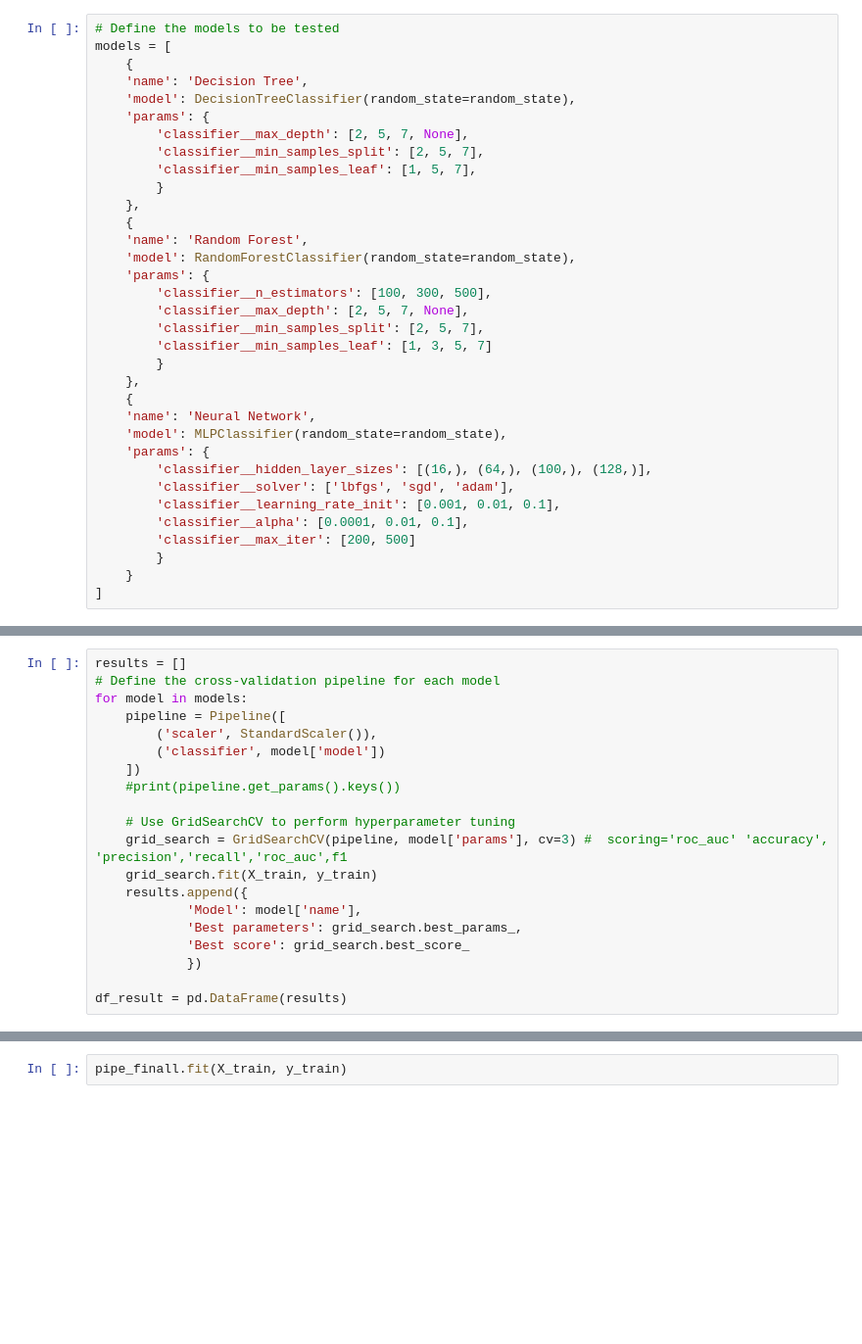
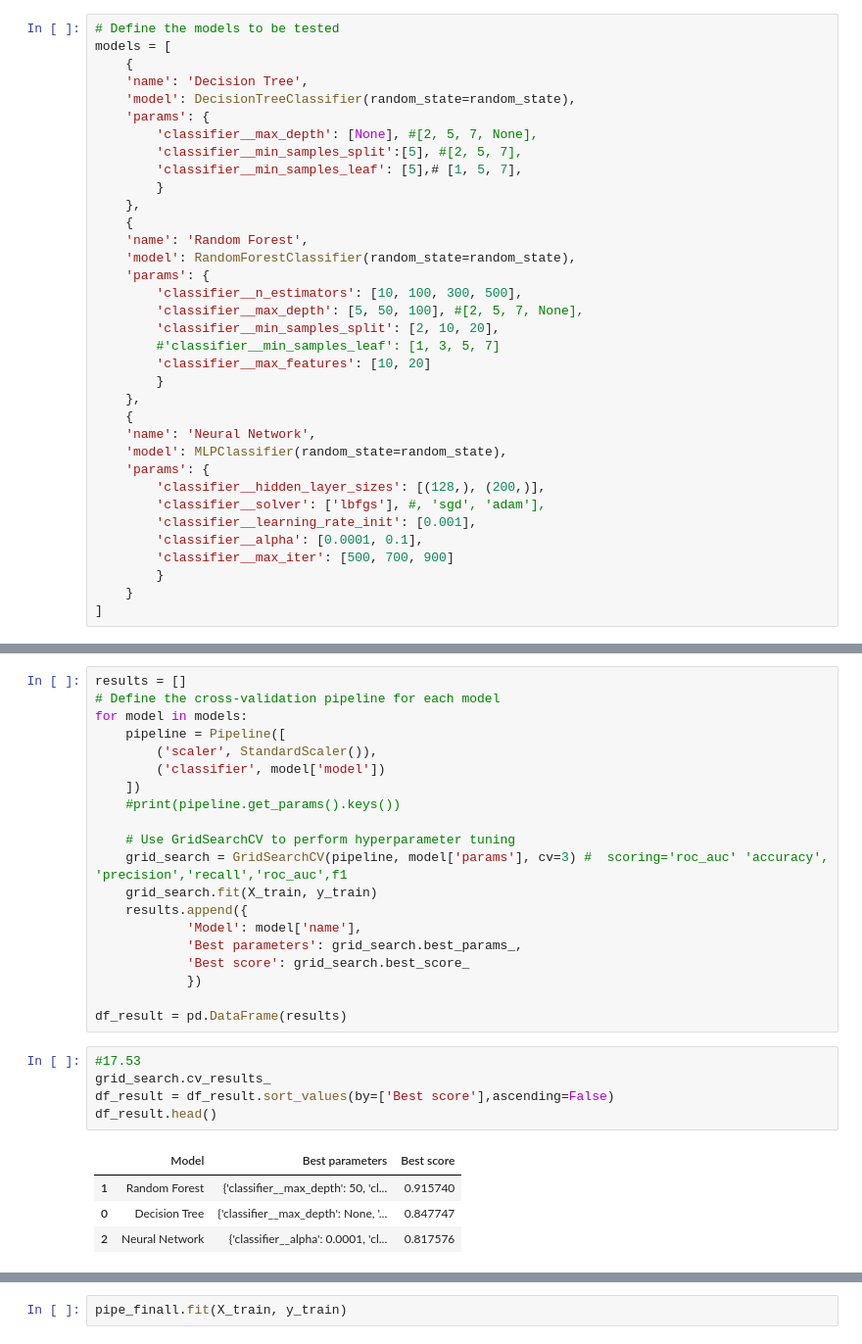
Before and after one commit to agomolka/MASem2DataMining, a Jupyter notebook: notebooks/car_kick_analysis.ipynb, the cells around one changed output, grey strips where cells are left out. Shown at 98% size. Drawn from its saved outputs; the diff is of its cells as text; blank space fills up the shorter version.

```diff
--- a/notebooks/car_kick_analysis.ipynb
+++ b/notebooks/car_kick_analysis.ipynb
@@ -1081,30 +1081,31 @@ models = [
     'name': 'Decision Tree',
     'model': DecisionTreeClassifier(random_state=random_state),
     'params': {
-        'classifier__max_depth': [2, 5, 7, None],
-        'classifier__min_samples_split': [2, 5, 7],
-        'classifier__min_samples_leaf': [1, 5, 7],
+        'classifier__max_depth': [None], #[2, 5, 7, None],
+        'classifier__min_samples_split':[5], #[2, 5, 7],
+        'classifier__min_samples_leaf': [5],# [1, 5, 7],
         }
     },
     {
     'name': 'Random Forest',
     'model': RandomForestClassifier(random_state=random_state),
     'params': {
-        'classifier__n_estimators': [100, 300, 500],
-        'classifier__max_depth': [2, 5, 7, None],
-        'classifier__min_samples_split': [2, 5, 7],
-        'classifier__min_samples_leaf': [1, 3, 5, 7]
+        'classifier__n_estimators': [10, 100, 300, 500],
+        'classifier__max_depth': [5, 50, 100], #[2, 5, 7, None],
+        'classifier__min_samples_split': [2, 10, 20],
+        #'classifier__min_samples_leaf': [1, 3, 5, 7]
+        'classifier__max_features': [10, 20]
         }
     },
     {
     'name': 'Neural Network',
     'model': MLPClassifier(random_state=random_state),
     'params': {
-        'classifier__hidden_layer_sizes': [(16,), (64,), (100,), (128,)],
-        'classifier__solver': ['lbfgs', 'sgd', 'adam'],
-        'classifier__learning_rate_init': [0.001, 0.01, 0.1],
-        'classifier__alpha': [0.0001, 0.01, 0.1],
-        'classifier__max_iter': [200, 500]
+        'classifier__hidden_layer_sizes': [(128,), (200,)],
+        'classifier__solver': ['lbfgs'], #, 'sgd', 'adam'],
+        'classifier__learning_rate_init': [0.001],
+        'classifier__alpha': [0.0001, 0.1],
+        'classifier__max_iter': [500, 700, 900]
         }
     }
 ]
@@ -1132,5 +1133,15 @@ for model in models:
             })
 
 df_result = pd.DataFrame(results)
+# %%
+#17.53
+grid_search.cv_results_
+df_result = df_result.sort_values(by=['Best score'],ascending=False)
+df_result.head()
+# %% [output]
+|  | Model | Best parameters | Best score |
+| 1 | Random Forest | {'classifier__max_depth': 50, 'cl... | 0.915740 |
+| 0 | Decision Tree | {'classifier__max_depth': None, '... | 0.847747 |
+| 2 | Neural Network | {'classifier__alpha': 0.0001, 'cl... | 0.817576 |
 # %%
 #grid_search.cv_results_
```
Also changed, not shown: parts of 4 cells of this notebook.
